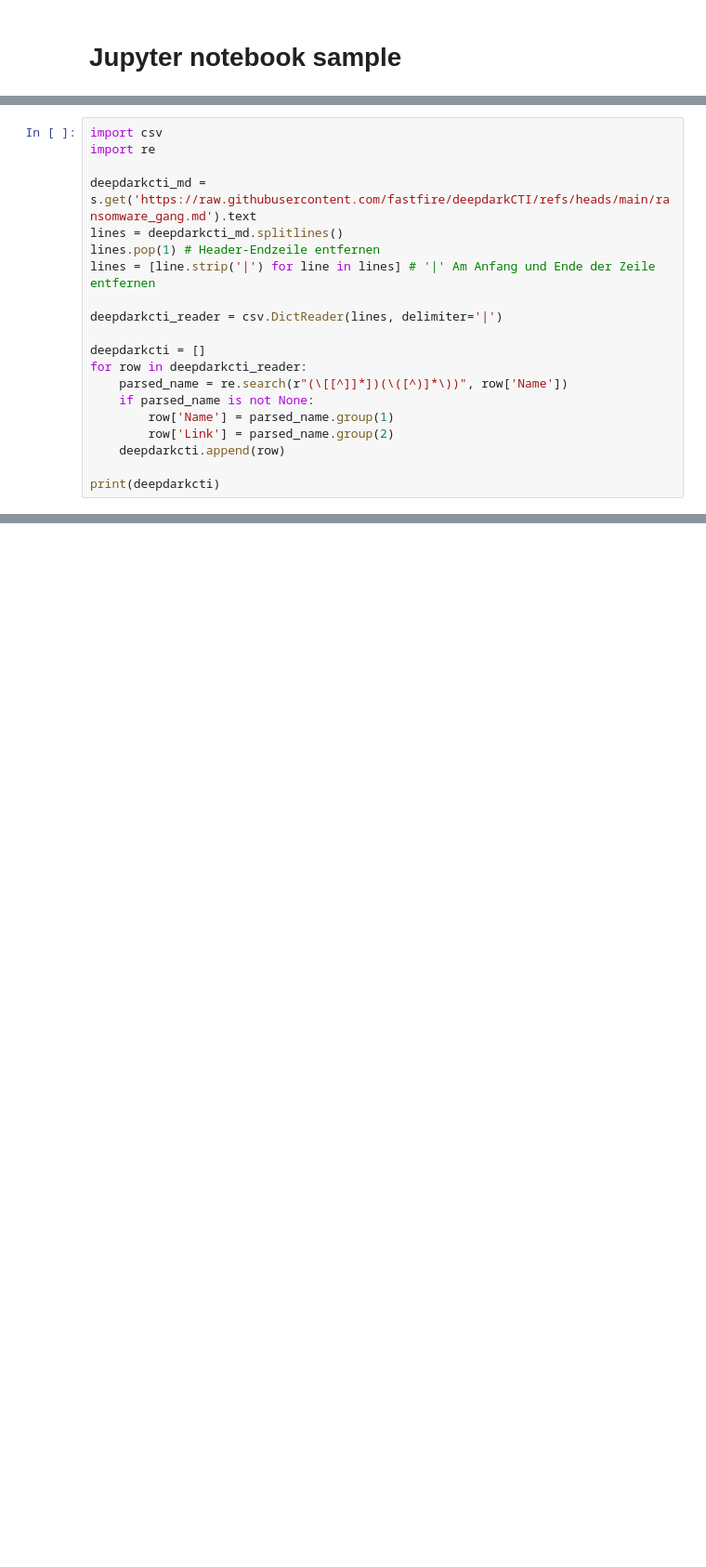
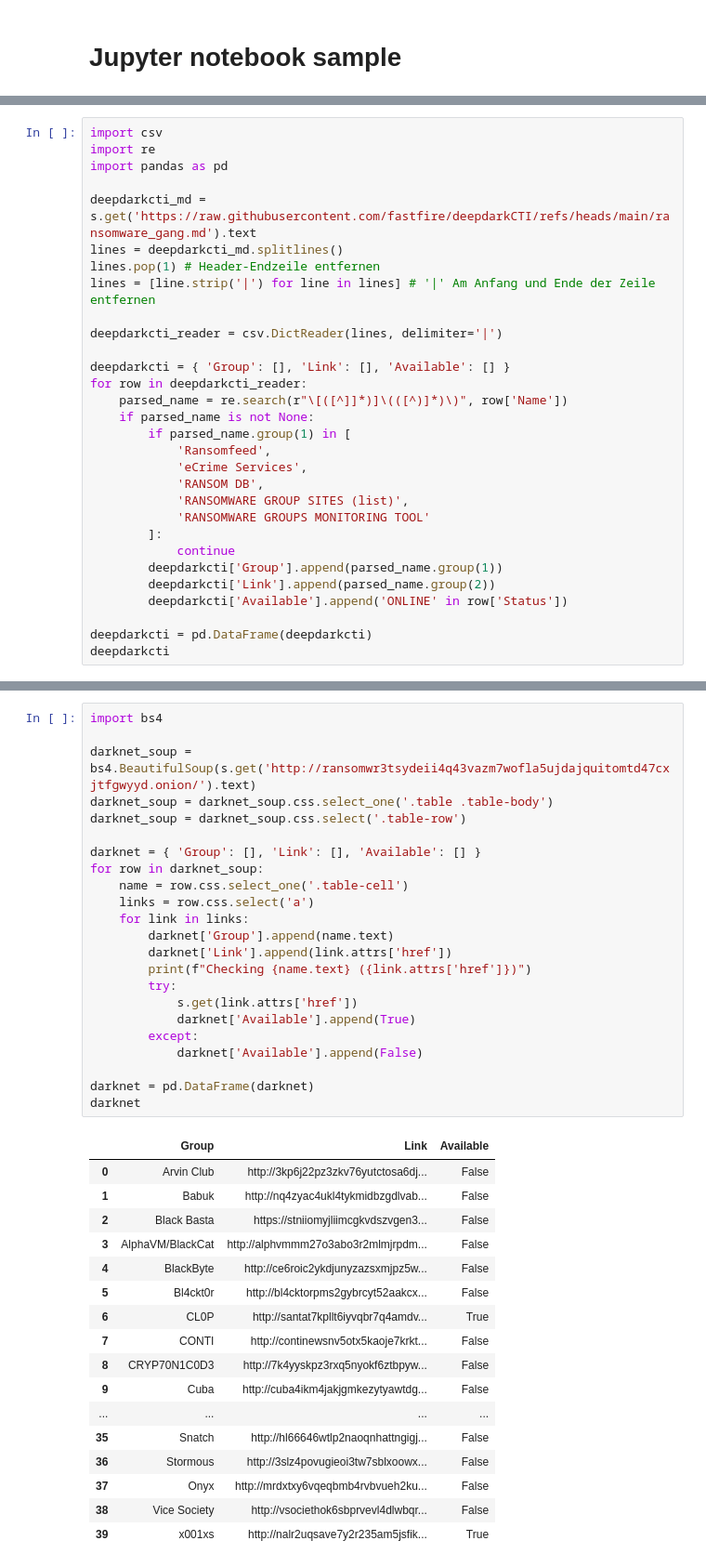
Before and after one commit to kilianfriedrich/darknet-seminar, a Jupyter notebook: simple.ipynb, the cells around one changed output, grey strips where cells are left out. Shown at 93% size. Cells and saved outputs as stored; diff of their text form; blank space fills up the shorter version.

```diff
--- a/simple.ipynb
+++ b/simple.ipynb
@@ -32,6 +34,7 @@ print(resp.text)
 # %%
 import csv
 import re
+import pandas as pd
 
 deepdarkcti_md = s.get('https://raw.githubusercontent.com/fastfire/deepdarkCTI/refs/heads/main/ransomware_gang.md').text
 lines = deepdarkcti_md.splitlines()
@@ -40,13 +43,22 @@ lines = [line.strip('|') for line in lines] # '|' Am Anfang und Ende der Zeile e
 
 deepdarkcti_reader = csv.DictReader(lines, delimiter='|')
 
-deepdarkcti = []
+deepdarkcti = { 'Group': [], 'Link': [], 'Available': [] }
 for row in deepdarkcti_reader:
-    parsed_name = re.search(r"(\[[^]]*])(\([^)]*\))", row['Name'])
+    parsed_name = re.search(r"\[([^]]*)]\(([^)]*)\)", row['Name'])
     if parsed_name is not None:
-        row['Name'] = parsed_name.group(1)
-        row['Link'] = parsed_name.group(2)
-    deepdarkcti.append(row)
+        if parsed_name.group(1) in [
+            'Ransomfeed',
+            'eCrime Services',
+            'RANSOM DB',
+            'RANSOMWARE GROUP SITES (list)',
+            'RANSOMWARE GROUPS MONITORING TOOL'
+        ]:
+            continue
+        deepdarkcti['Group'].append(parsed_name.group(1))
+        deepdarkcti['Link'].append(parsed_name.group(2))
+        deepdarkcti['Available'].append('ONLINE' in row['Status'])
 
-print(deepdarkcti)
+deepdarkcti = pd.DataFrame(deepdarkcti)
+deepdarkcti
 # %% [output]
@@ -73,0 +140,41 @@ print(reddit2024)
+# %%
+import bs4
+
+darknet_soup = bs4.BeautifulSoup(s.get('http://ransomwr3tsydeii4q43vazm7wofla5ujdajquitomtd47cxjtfgwyyd.onion/').text)
+darknet_soup = darknet_soup.css.select_one('.table .table-body')
+darknet_soup = darknet_soup.css.select('.table-row')
+
+darknet = { 'Group': [], 'Link': [], 'Available': [] }
+for row in darknet_soup:
+    name = row.css.select_one('.table-cell')
+    links = row.css.select('a')
+    for link in links:
+        darknet['Group'].append(name.text)
+        darknet['Link'].append(link.attrs['href'])
+        print(f"Checking {name.text} ({link.attrs['href']})")
+        try:
+            s.get(link.attrs['href'])
+            darknet['Available'].append(True)
+        except:
+            darknet['Available'].append(False)
+
+darknet = pd.DataFrame(darknet)
+darknet
+# %% [output]
+|  | Group | Link | Available |
+| 0 | Arvin Club | http://3kp6j22pz3zkv76yutctosa6dj... | False |
+| 1 | Babuk | http://nq4zyac4ukl4tykmidbzgdlvab... | False |
+| 2 | Black Basta | https://stniiomyjliimcgkvdszvgen3... | False |
+| 3 | AlphaVM/BlackCat | http://alphvmmm27o3abo3r2mlmjrpdm... | False |
+| 4 | BlackByte | http://ce6roic2ykdjunyzazsxmjpz5w... | False |
+| 5 | Bl4ckt0r | http://bl4cktorpms2gybrcyt52aakcx... | False |
+| 6 | CL0P | http://santat7kpllt6iyvqbr7q4amdv... | True |
+| 7 | CONTI | http://continewsnv5otx5kaoje7krkt... | False |
+| 8 | CRYP70N1C0D3 | http://7k4yyskpz3rxq5nyokf6ztbpyw... | False |
+| 9 | Cuba | http://cuba4ikm4jakjgmkezytyawtdg... | False |
+| ... | ... | ... | ... |
+| 35 | Snatch | http://hl66646wtlp2naoqnhattngigj... | False |
+| 36 | Stormous | http://3slz4povugieoi3tw7sblxoowx... | False |
+| 37 | Onyx | http://mrdxtxy6vqeqbmb4rvbvueh2ku... | False |
+| 38 | Vice Society | http://vsociethok6sbprvevl4dlwbqr... | False |
+| 39 | x001xs | http://nalr2uqsave7y2r235am5jsfik... | True |
```
Also changed, not shown: parts of 20 cells of this notebook, 4 other files.
